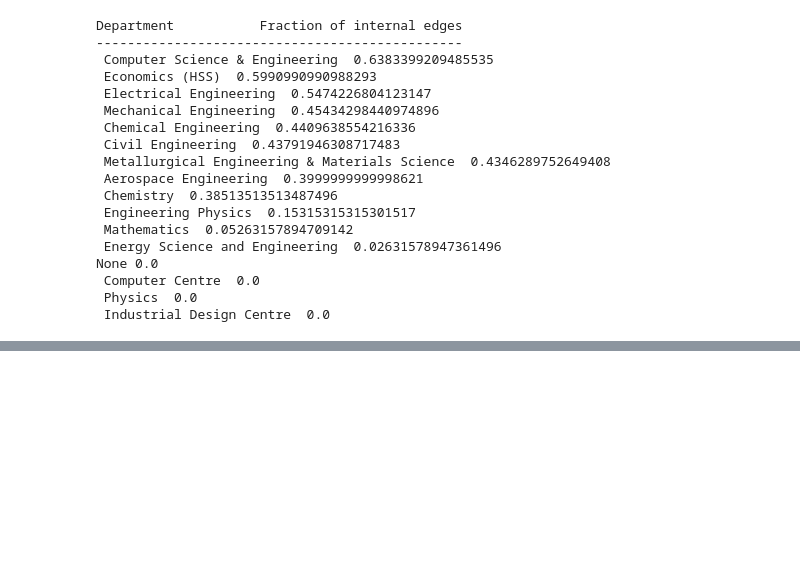
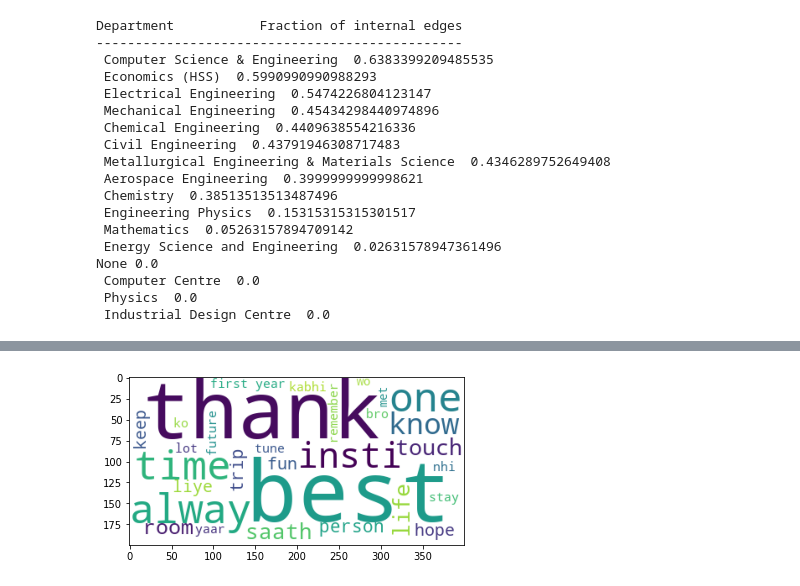
Before and after one commit to anshuln/Yearbook_analysis, a Jupyter notebook: analyze.ipynb, the cells around one changed output, grey strips where cells are left out. Saved outputs shown, nothing was run; the diff lists cells and outputs as text; code cells hidden in the pictures; blank space fills up the shorter version.

Commit message:
Adds wordcloud analysis

```diff
--- a/analyze.ipynb
+++ b/analyze.ipynb
@@ -47,6 +47,7 @@ class Person(object):
             self.dept = get_dept_from_roll(self.id)
         self.hostel = kwargs['Hostel']
         self.ibs = kwargs['IBs']
+        self.gender = kwargs['Gender']
         self.posts_auth = []
         self.posts_subj = []
         self.posts_tagged = []
@@ -67,13 +68,18 @@ class Person(object):
                ,"Posts Tagged":[x.asdict() for x in self.posts_tagged]}
 
 
-def get_dict_stats(d1,d2=None,num=1000):
+def get_dict_stats(d1,d2=None,num=1000,aggregate='median'):
     d3 = {}
     for k in d1:
         if d2 is not None:
             d3[k] = d1[k]/(d2[k] + 1e-10)
         else:
-            d3[k] = np.median(d1[k])
+            if aggregate == 'median':
+                d3[k] = np.median(d1[k])
+            elif aggregate == 'mean':
+                d3[k] = np.mean(d1[k])
+            else:
+                d3[k] = d1[k]
     d3 = (sorted(d3.items(), key=lambda item: item[1],reverse=True))
     for i in range(min(num,len(d3))):
         print(d3[i][0],d3[i][1])
@@ -336,0 +376,25 @@ None 0.0
+# %%
+# Wordclouds of different granularity
+from wordcloud import WordCloud, STOPWORDS
+# print(STOPWORDS)
+hindi_stopwords = ["mei","hai","bhi","bhai","tha","mein","aur","jab","tu","tera","se","toh","tujhe","apan","mai",
+                   "tere","mujhe","kya","nahi","hi","ki",'ab',"pe","teri","ka","ke","hota","hua","jo","itna",'thoda',
+                  'kaafi',"mera","ho",'p','h','u','xd']
+for w in hindi_stopwords:
+    STOPWORDS.add(w)
+
+wc = WordCloud(background_color='white',
+					stopwords =  set(STOPWORDS),
+					max_words = 30,
+					random_state = 42,)
+
+
+all_posts = []
+for id in data:
+    all_posts += [x["Text"].lower() for x in data[id]["Posts Subj"]]
+# wc.generate(' '.join([x["Text"].lower() for x in data['170070015']["Posts Subj"]]))
+wc.generate(' '.join(all_posts))
+plt.imshow(wc)
+plt.show()
+# %% [output]
+[figure, added]
```
Also changed, not shown: parts of 3 cells of this notebook.
